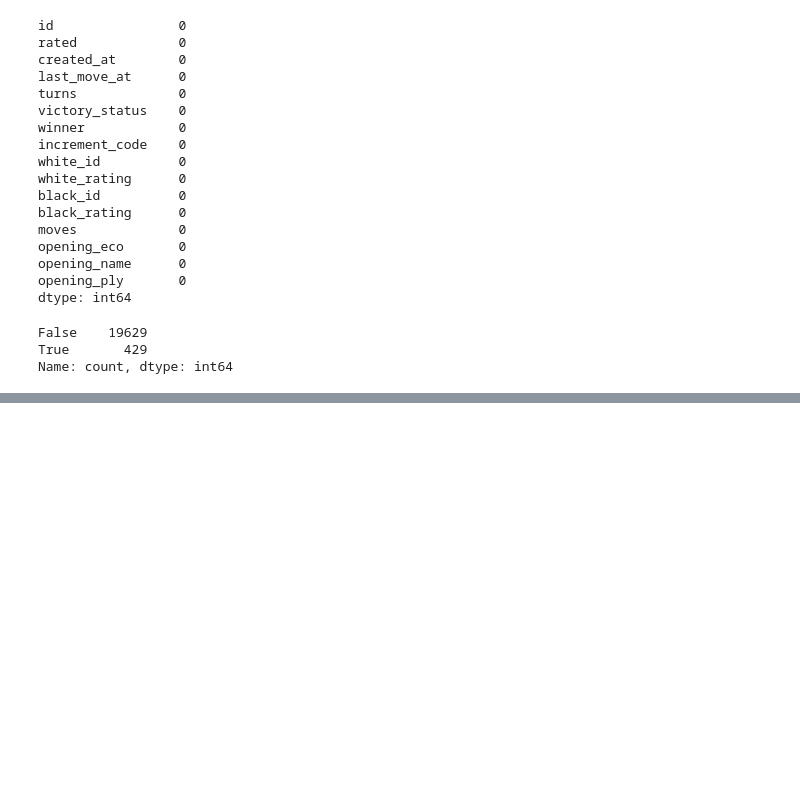
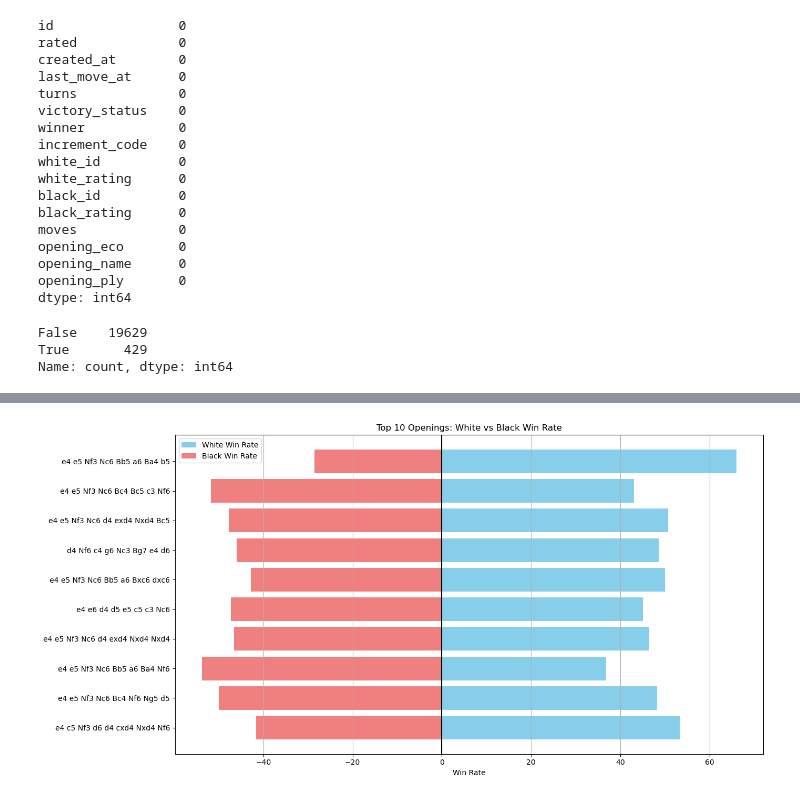
Before and after one commit to EeSzen/ChessGPT, a Jupyter notebook: ChessGPT.ipynb, the cells around one changed output, grey strips where cells are left out. Saved outputs shown, nothing was run; the diff lists cells and outputs as text; code cells hidden in the pictures; blank space fills up the shorter version.

```diff
--- a/ChessGPT.ipynb
+++ b/ChessGPT.ipynb
@@ -39,0 +365,7 @@ Name: count, dtype: int64
+# %%
+opening_stats['total_games'] = opening_stats['white'] + opening_stats['black'] + opening_stats['draw']
+# %%
+opening_stats['white_win_rate'] = (opening_stats['white'] / opening_stats['total_games']) * 100
+opening_stats['black_win_rate'] = (opening_stats['black'] / opening_stats['total_games']) * 100
+opening_stats['draw_rate'] = (opening_stats['draw'] / opening_stats['total_games']) * 100
+opening_stats['total_games']
@@ -39,0 +386,4 @@ Name: count, dtype: int64
+# %%
+# sorting
+opening_stats = opening_stats.sort_values(by='total_games', ascending=False)
+opening_stats
@@ -39,0 +405,3 @@ Name: count, dtype: int64
+# %%
+opening_stats = opening_stats[opening_stats['total_games'] >= 30]
+opening_stats
@@ -39,0 +1014,16 @@ Name: count, dtype: int64
+# %%
+top_openings = opening_stats.head(10)
+
+plt.figure(figsize=(14, 7))
+plt.barh(top_openings.index, top_openings['white_win_rate'], color='skyblue', label='White Win Rate')
+plt.barh(top_openings.index, -top_openings['black_win_rate'], color='lightcoral', label='Black Win Rate')  # Negative for left side
+
+plt.xlabel('Win Rate')
+plt.title('Top 10 Openings: White vs Black Win Rate')
+plt.legend()
+plt.grid(axis='x')
+plt.axvline(0, color='black')  # Middle line
+plt.tight_layout()
+plt.show()
+# %% [output]
+[figure, added]
```
Also changed, not shown: parts of 93 cells of this notebook.
